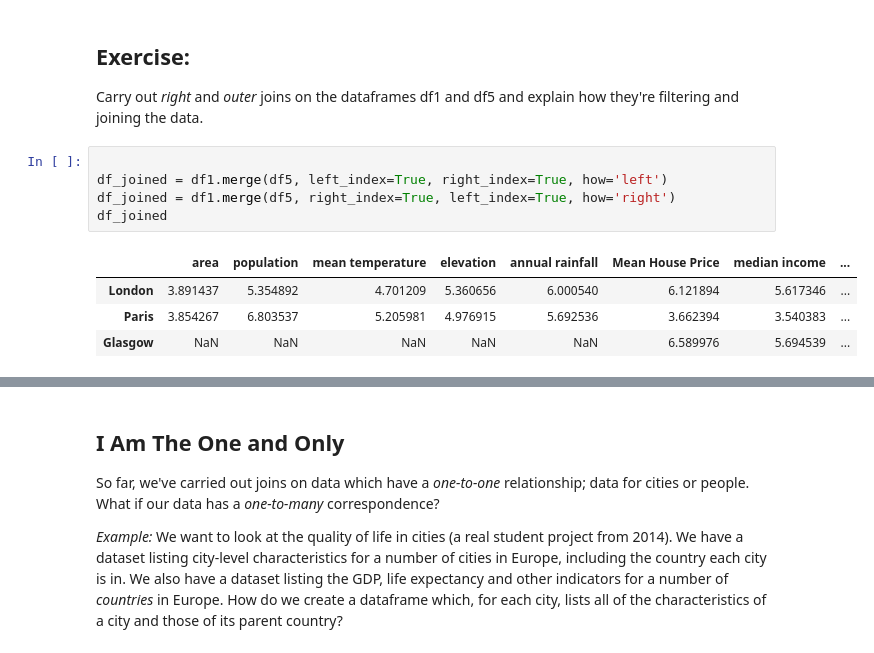
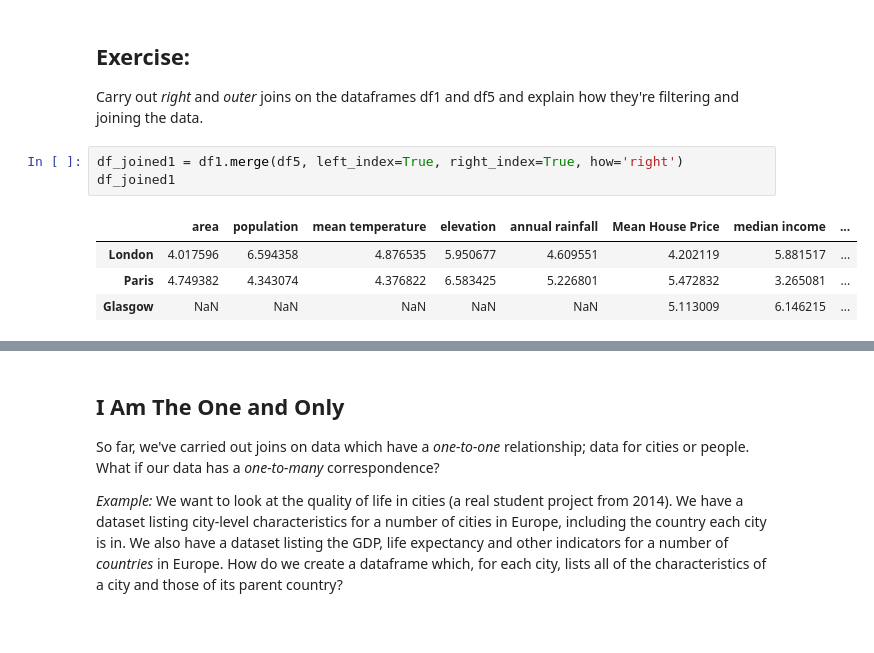
Before and after one commit to salomemrlds/QM2, a Jupyter notebook: notebooks/W06. Merging and Joining.ipynb, the cells around one changed output, grey strips where cells are left out. Drawn from its saved outputs; the diff is of its cells as text.

```diff
--- a/notebooks/W06. Merging and Joining.ipynb
+++ b/notebooks/W06. Merging and Joining.ipynb
@@ -348,12 +337,10 @@ As we see, the missing data appears as **NaN** - Not a Number.
 
 Carry out *right* and *outer* joins on the dataframes df1 and df5 and explain how they're filtering and joining the data.
 # %%
-
-df_joined = df1.merge(df5, left_index=True, right_index=True, how='left')
-df_joined = df1.merge(df5, right_index=True, left_index=True, how='right')
-df_joined
+df_joined1 = df1.merge(df5, left_index=True, right_index=True, how='right')
+df_joined1
 # %% [output]
 |  | area | population | mean temperature | elevation | annual rainfall | Mean House Price | median income | ... |
-| London | 3.891437 | 5.354892 | 4.701209 | 5.360656 | 6.000540 | 6.121894 | 5.617346 | ... |
-| Paris | 3.854267 | 6.803537 | 5.205981 | 4.976915 | 5.692536 | 3.662394 | 3.540383 | ... |
-| Glasgow | NaN | NaN | NaN | NaN | NaN | 6.589976 | 5.694539 | ... |
+| London | 4.017596 | 6.594358 | 4.876535 | 5.950677 | 4.609551 | 4.202119 | 5.881517 | ... |
+| Paris | 4.749382 | 4.343074 | 4.376822 | 6.583425 | 5.226801 | 5.472832 | 3.265081 | ... |
+| Glasgow | NaN | NaN | NaN | NaN | NaN | 5.113009 | 6.146215 | ... |
```
Also changed, not shown: parts of 34 cells of this notebook.
